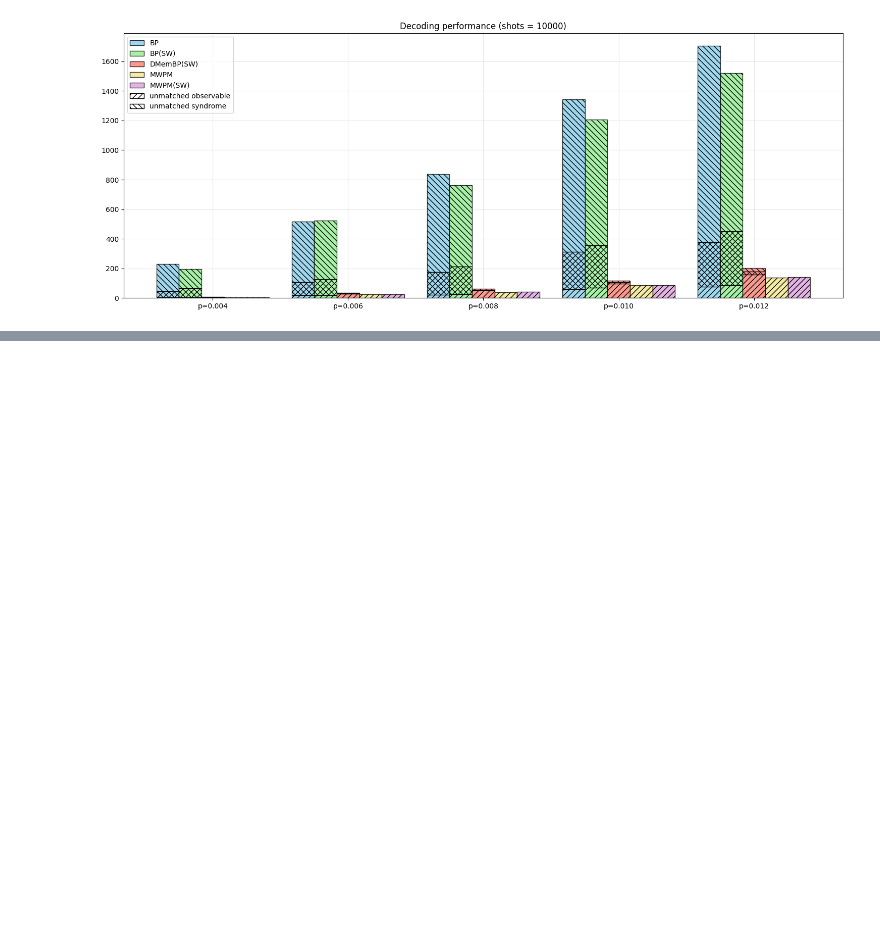
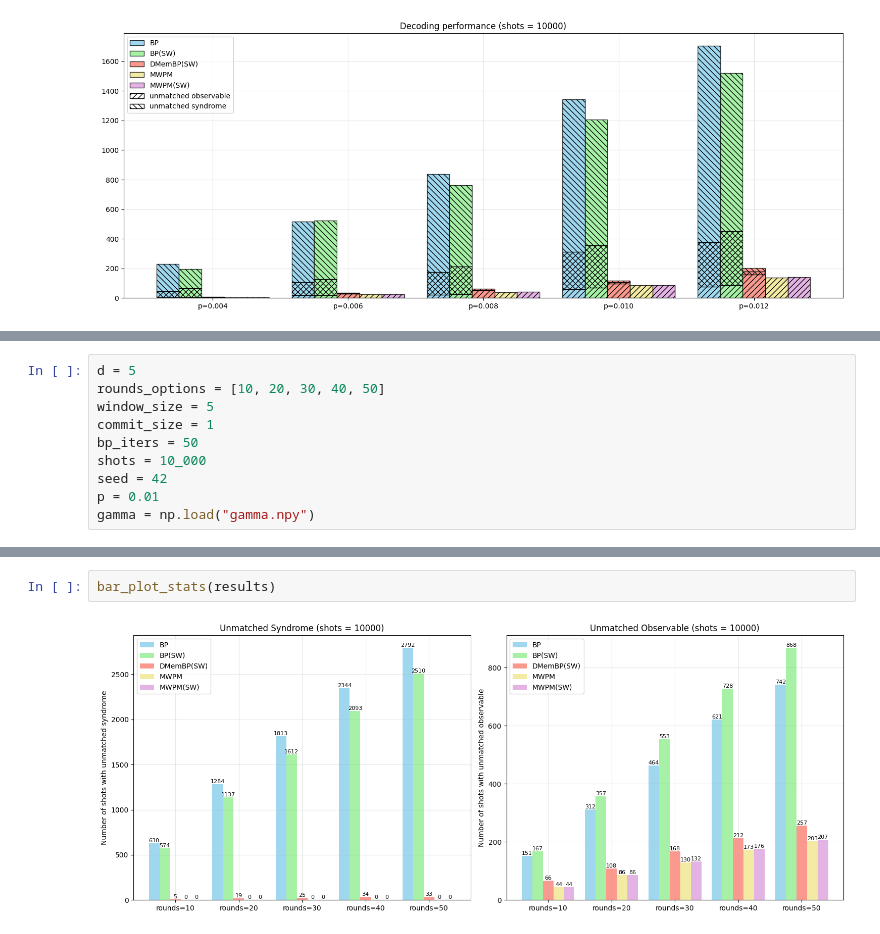
Before and after one commit to caoyingkang/QEC-decoder, a Jupyter notebook: notebooks/sliding_window.ipynb, the cells around one changed output, grey strips where cells are left out. Saved outputs shown, nothing was run; the diff lists cells and outputs as text; blank space fills up the shorter version.

Commit message:
add experiment of varying number of rounds with sliding window decoder

```diff
--- a/notebooks/sliding_window.ipynb
+++ b/notebooks/sliding_window.ipynb
@@ -100,0 +105,10 @@ stacked_bar_plot_stats(results)
+# %%
+d = 5
+rounds_options = [10, 20, 30, 40, 50]
+window_size = 5
+commit_size = 1
+bp_iters = 50
+shots = 10_000
+seed = 42
+p = 0.01
+gamma = np.load("gamma.npy")
@@ -100,0 +190,4 @@ stacked_bar_plot_stats(results)
+# %%
+bar_plot_stats(results)
+# %% [output]
+[figure, added]
```
Also changed, not shown: parts of 4 cells of this notebook.
